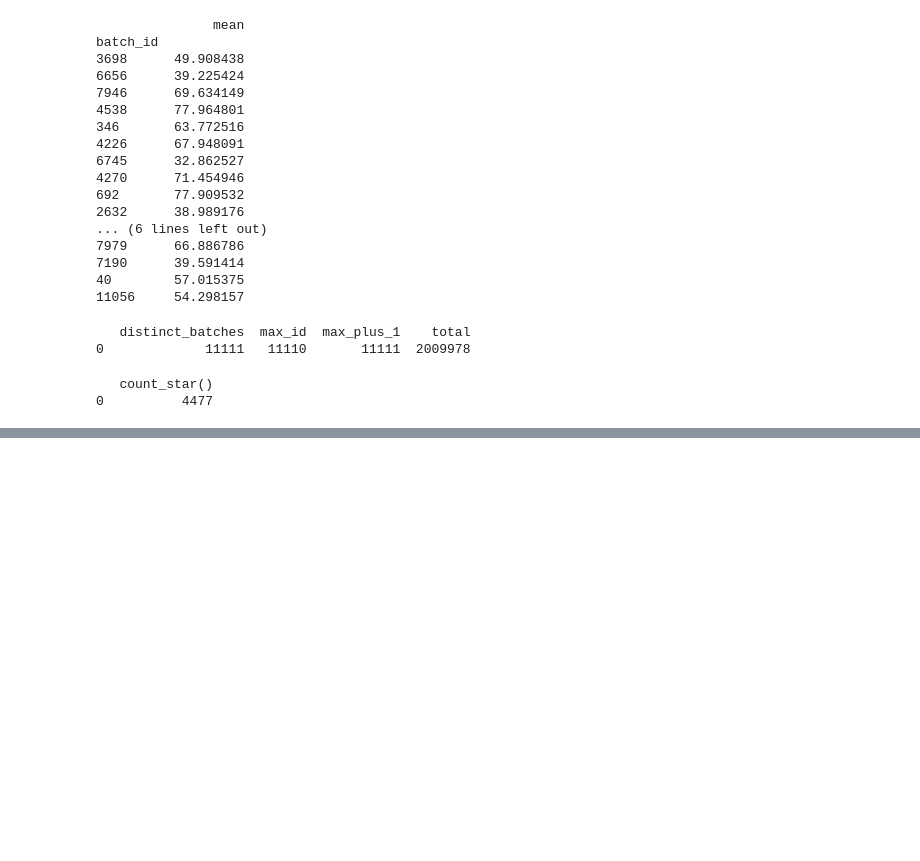
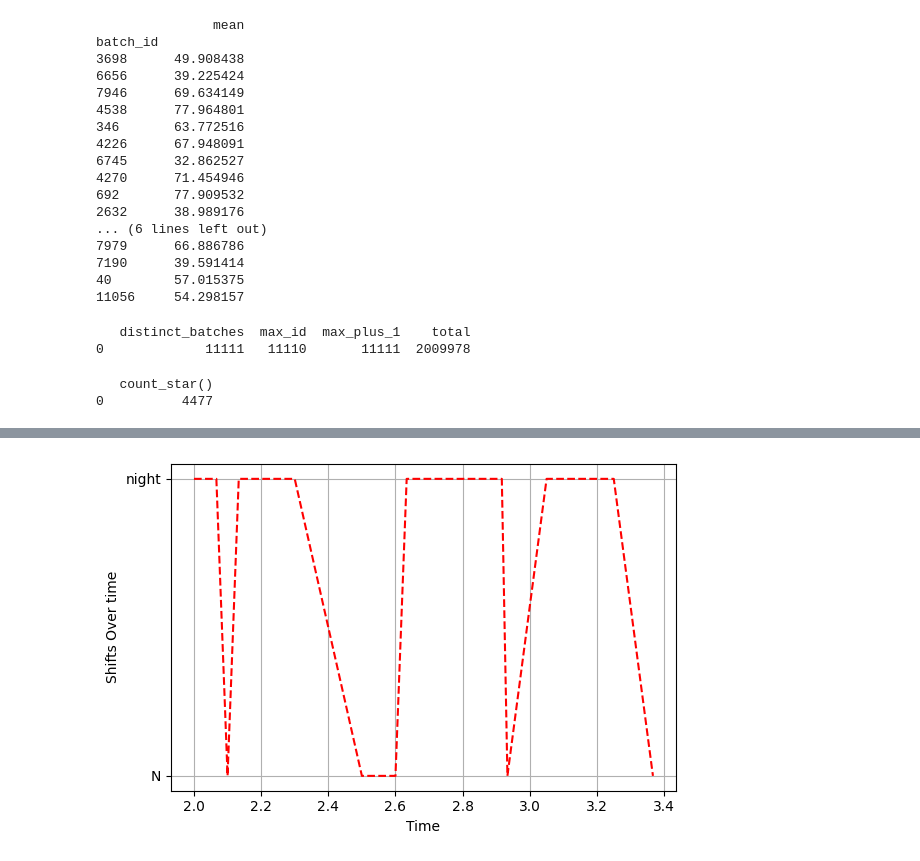
Before and after one commit to Deeja-ish/batch_reactor, a Jupyter notebook: notebooks/data_import.ipynb, the cells around one changed output, grey strips where cells are left out. Cells and saved outputs as stored; diff of their text form; code cells hidden in the pictures; blank space fills up the shorter version.

```diff
--- a/notebooks/data_import.ipynb
+++ b/notebooks/data_import.ipynb
@@ -625,0 +839,6 @@ FROM '{DATA_PATH}'
+# %%
+timestamp_data =conn.execute(f"""
+SELECT timestamp::TIME AS time, operator_shift FROM '{DATA_PATH}' WHERE operator_shift IN ('night', 'N') LIMIT 20
+""").df()
+print(timestamp_data)
+timestamp_data["hour"] = pd.to_timedelta(timestamp_data['time'].astype("str")).dt.total_seconds() / 3600
@@ -625,0 +863,12 @@ FROM '{DATA_PATH}'
+# %%
+import seaborn as sns
+plt.figure(figsize=(6,4))
+sns.lineplot(data = timestamp_data, x="hour", y="operator_shift",color='red', linestyle="--")
+plt.grid(True)
+plt.xlabel("Time")
+plt.ylabel("Shifts Over time")
+plt.tight_layout()
+plt.savefig("../docs/04_shift_vs_hour.png")
+plt.show()
+# %% [output]
+[figure, added]
```
Also changed, not shown: parts of 44 cells of this notebook, 22 other files.
